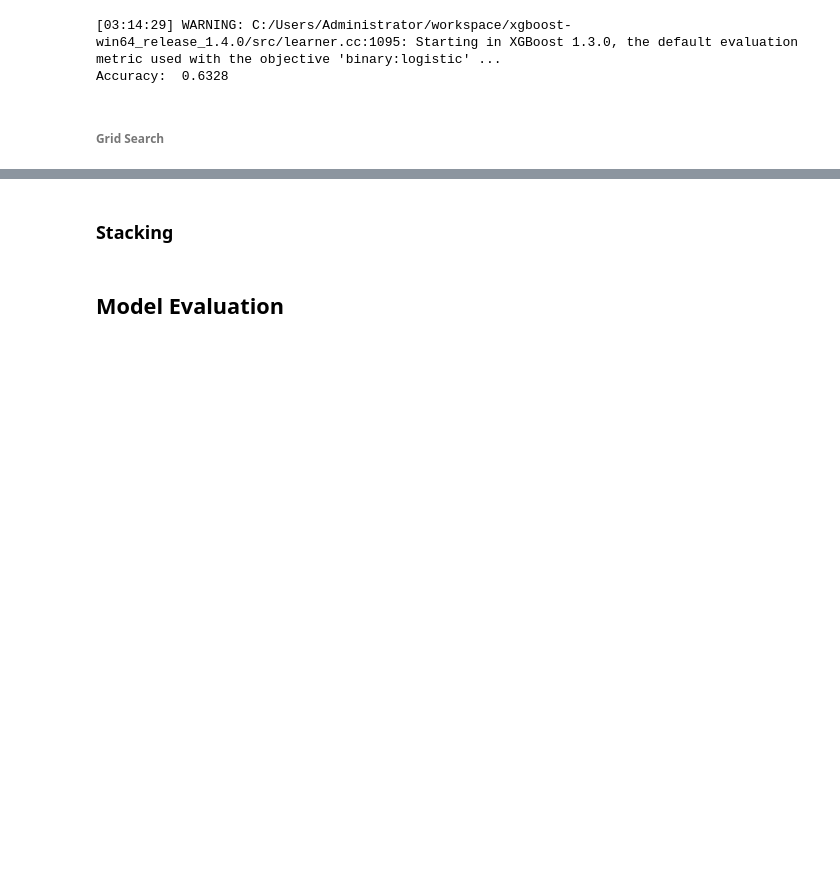
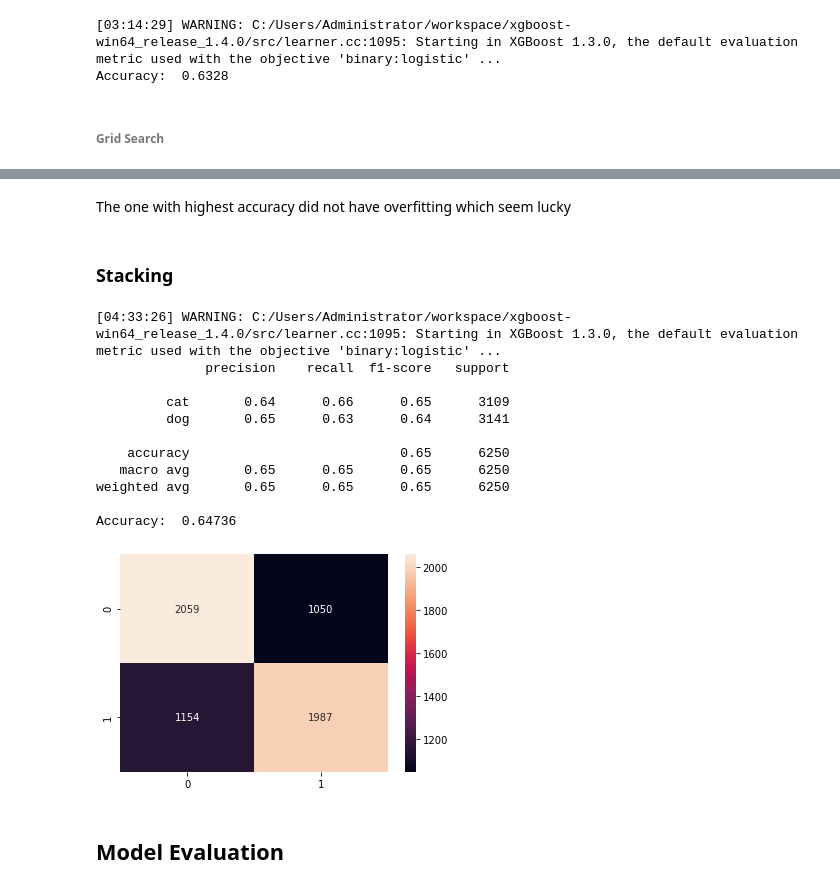
Before and after one commit to Inon-Sinn/Project-Gmar-2, a Jupyter notebook: Part 3 Cats and Dogs.ipynb, the cells around one changed output, grey strips where cells are left out. Drawn from its saved outputs; the diff is of its cells as text; code cells hidden in the pictures; blank space fills up the shorter version.

```diff
--- a/Part 3 Cats and Dogs.ipynb
+++ b/Part 3 Cats and Dogs.ipynb
@@ -354,22 +383,37 @@ Obtaining Best Model for XGBClassifier
+# %% [markdown]
+The one with highest accuracy did not have overfitting which seem lucky
 # %% [markdown]
 ### Stacking
 # %%
 estimators=[
-    ('Logistic Regression',logR),
-    ('Random Forest',RFor),
-    ('Gradient Boosting',gradB)]
-Stk = StackingClassifier(estimators = estimators,final_estimator=xgB)
+    ('Logistic Regression',logR_grid_Search),
+    ('Random Forest',RFor_grid_Search),
+    ('GRadient Boosting',gradB_grid_Search)]
+Stk = StackingClassifier(estimators = estimators,final_estimator= xgB_grid_Search)
 Stk.fit(X_train_transformed,Y_train)
 
 Stk_score =  Stk.score(X_test_transformed,Y_test)
 PredicStk = Stk.predict(X_test_transformed)
 #evaluate predictions
 confmat = confusion_matrix(Y_test, PredicStk)
 sns.heatmap(confmat, annot = True, fmt = "d")
 class_rep1 = classification_report(Y_test, PredicStk)
 acc_score1 = accuracy_score(Y_test, PredicStk)
 print(class_rep1)
 print("Accuracy: ", acc_score1)
+# %% [output]
+[04:33:26] WARNING: C:/Users/Administrator/workspace/xgboost-win64_release_1.4.0/src/learner.cc:1095: Starting in XGBoost 1.3.0, the default evaluation metric used with the objective 'binary:logistic' ...
+              precision    recall  f1-score   support
+
+         cat       0.64      0.66      0.65      3109
+         dog       0.65      0.63      0.64      3141
+
+    accuracy                           0.65      6250
+   macro avg       0.65      0.65      0.65      6250
+weighted avg       0.65      0.65      0.65      6250
+
+Accuracy:  0.64736
+[figure, added]
 # %% [markdown]
 ## Model Evaluation
 # %% [markdown]
```
Also changed, not shown: parts of 2 cells of this notebook.
